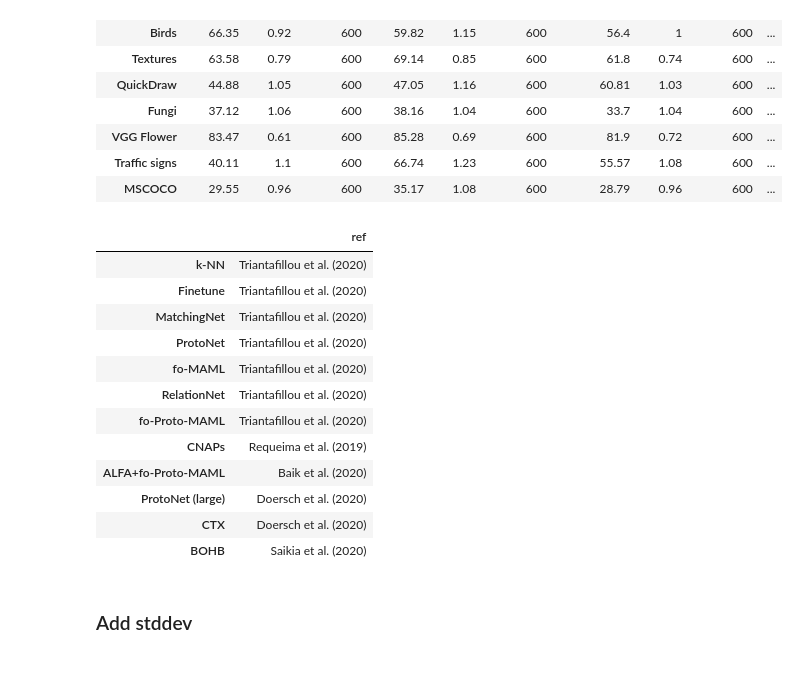
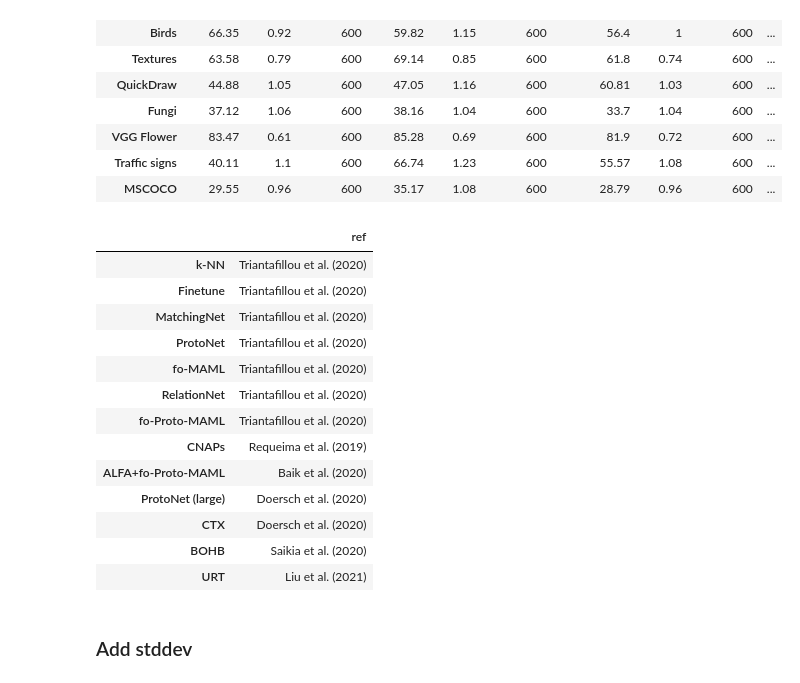
Before and after one commit to google-research/meta-dataset, a Jupyter notebook: Leaderboard.ipynb, the cells around one changed output. Saved outputs shown, nothing was run; the diff lists cells and outputs as text; code cells hidden in the pictures.

```diff
--- a/Leaderboard.ipynb
+++ b/Leaderboard.ipynb
@@ -867,33 +926,35 @@ models_df = pd.DataFrame.from_dict(
     columns=["ref"],
     data={
         'k-NN': 'Triantafillou et al. (2020)',
         'Finetune': 'Triantafillou et al. (2020)',
         'MatchingNet': 'Triantafillou et al. (2020)',
         'ProtoNet': 'Triantafillou et al. (2020)',
         'fo-MAML': 'Triantafillou et al. (2020)',
         'RelationNet': 'Triantafillou et al. (2020)',
         'fo-Proto-MAML': 'Triantafillou et al. (2020)',
         'CNAPs': 'Requeima et al. (2019)',
         'ALFA+fo-Proto-MAML': 'Baik et al. (2020)',
         'ProtoNet (large)': 'Doersch et al. (2020)',
         'CTX': 'Doersch et al. (2020)',
         'BOHB': 'Saikia et al. (2020)',
+        'URT': 'Liu et al. (2021)'
         })
 models_df
 # %% [output]
 |  | ref |
 | k-NN | Triantafillou et al. (2020) |
 | Finetune | Triantafillou et al. (2020) |
 | MatchingNet | Triantafillou et al. (2020) |
 | ProtoNet | Triantafillou et al. (2020) |
 | fo-MAML | Triantafillou et al. (2020) |
 | RelationNet | Triantafillou et al. (2020) |
 | fo-Proto-MAML | Triantafillou et al. (2020) |
 | CNAPs | Requeima et al. (2019) |
 | ALFA+fo-Proto-MAML | Baik et al. (2020) |
 | ProtoNet (large) | Doersch et al. (2020) |
 | CTX | Doersch et al. (2020) |
 | BOHB | Saikia et al. (2020) |
+| URT | Liu et al. (2021) |
 # %% [markdown]
 ### Add stddev
 # %%
```
Also changed, not shown: parts of 33 cells of this notebook, 1 other file.
